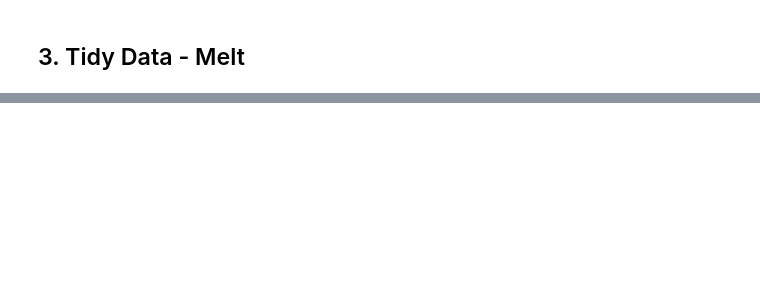
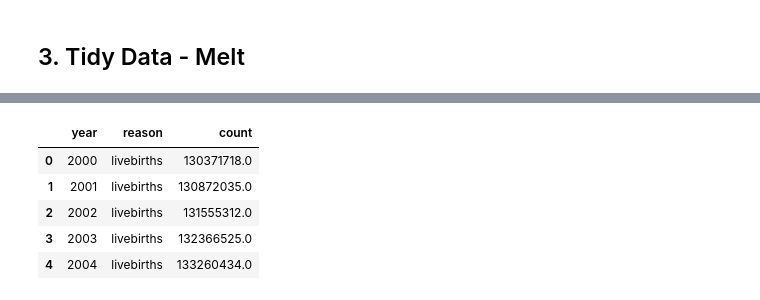
Before and after one commit to RakenduR/Lecture---Hands-on-Codes, a Jupyter notebook: Lecture 2/Lecture_2_CKD.ipynb, the cells around one changed output, grey strips where cells are left out. Cells and saved outputs as stored; diff of their text form; code cells hidden in the pictures; blank space fills up the shorter version.

```diff
--- a/Lecture 2/Lecture_2_CKD.ipynb
+++ b/Lecture 2/Lecture_2_CKD.ipynb
@@ -235,6 +474,13 @@ childmortality.head()
 childmortality.drop(columns=['level'],inplace=True)
 childmortality=childmortality.melt(id_vars = "year", var_name = "reason", value_name = "count")
 # %%
-childmortality
+childmortality.head()
+# %% [output]
+|  | year | reason | count |
+| 0 | 2000 | livebirths | 130371718.0 |
+| 1 | 2001 | livebirths | 130872035.0 |
+| 2 | 2002 | livebirths | 131555312.0 |
+| 3 | 2003 | livebirths | 132366525.0 |
+| 4 | 2004 | livebirths | 133260434.0 |
 # %%
 childmortality['reason'].value_counts()
```
Also changed, not shown: parts of 22 cells of this notebook.
